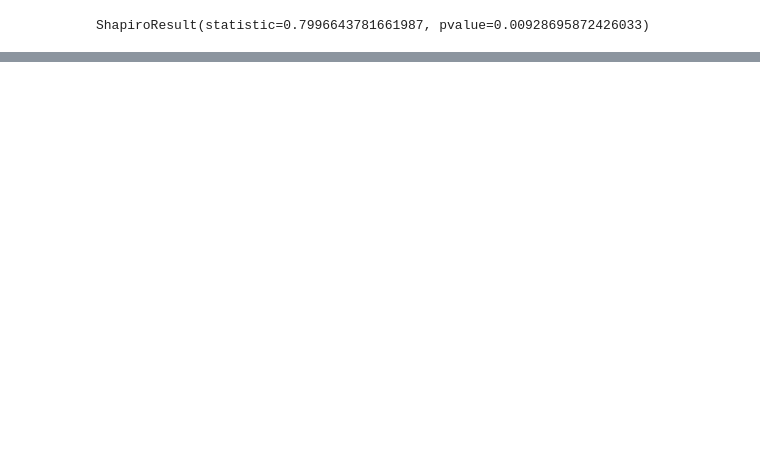
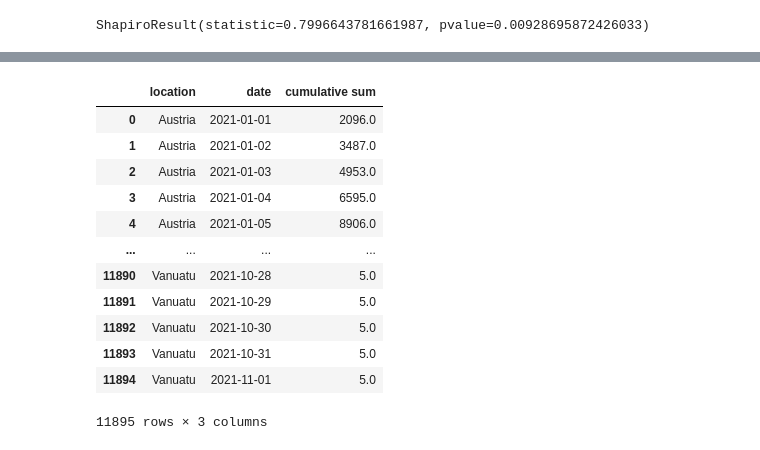
Before and after one commit to Park-Young-Bin/ADP_code, a Jupyter notebook: 23회 기출.ipynb, the cells around one changed output, grey strips where cells are left out. Saved outputs shown, nothing was run; the diff lists cells and outputs as text; code cells hidden in the pictures; blank space fills up the shorter version.

```diff
--- a/23회 기출.ipynb
+++ b/23회 기출.ipynb
@@ -391,0 +406,5 @@ ShapiroResult(statistic=0.7996643781661987, pvalue=0.00928695872426033)
+# %%
+import pandas as pd
+df =pd.read_csv('https://raw.githubusercontent.com/Datamanim/datarepo/main/adp/23/problem3_covid2.csv')
+display(df.head())
+print(df.shape)
@@ -391,0 +434,3 @@ ShapiroResult(statistic=0.7996643781661987, pvalue=0.00928695872426033)
+# %%
+df['date'] = pd.to_datetime(df['date'], format = '%Y-%m-%d')
+df.info()
@@ -391,0 +448,19 @@ ShapiroResult(statistic=0.7996643781661987, pvalue=0.00928695872426033)
+# %%
+target = df.groupby(['location', 'date']).sum().groupby(level=0).cumsum()
+target.columns = ['cumulative sum']
+target = target.reset_index()
+target
+# %% [output]
+|  | location | date | cumulative sum |
+| 0 | Austria | 2021-01-01 | 2096.0 |
+| 1 | Austria | 2021-01-02 | 3487.0 |
+| 2 | Austria | 2021-01-03 | 4953.0 |
+| 3 | Austria | 2021-01-04 | 6595.0 |
+| 4 | Austria | 2021-01-05 | 8906.0 |
+| ... | ... | ... | ... |
+| 11890 | Vanuatu | 2021-10-28 | 5.0 |
+| 11891 | Vanuatu | 2021-10-29 | 5.0 |
+| 11892 | Vanuatu | 2021-10-30 | 5.0 |
+| 11893 | Vanuatu | 2021-10-31 | 5.0 |
+| 11894 | Vanuatu | 2021-11-01 | 5.0 |
+11895 rows × 3 columns
```
Also changed, not shown: parts of 16 cells of this notebook.
